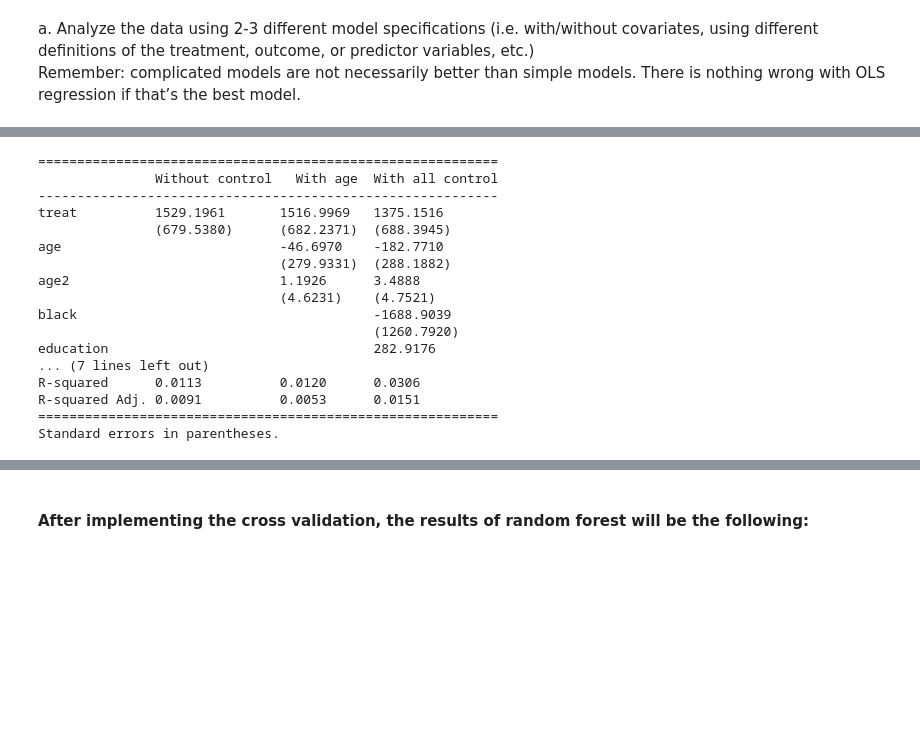
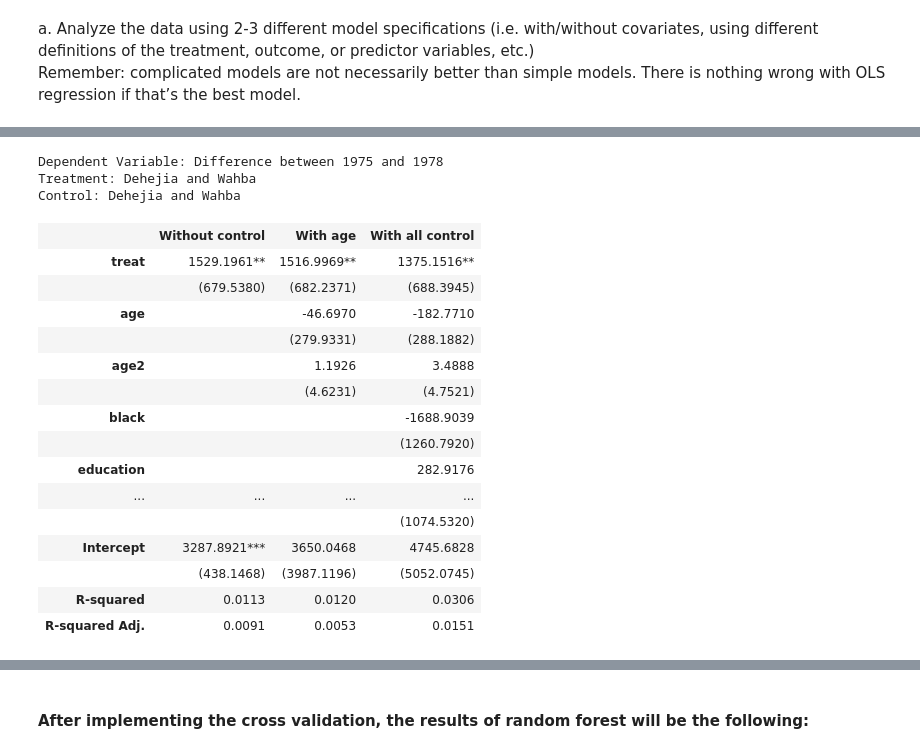
Before and after one commit to Masashi-Yoshioka/570_Project, a Jupyter notebook: 570_Project.ipynb, the cells around one changed output, grey strips where cells are left out. Drawn from its saved outputs; the diff is of its cells as text; code cells hidden in the pictures; blank space fills up the shorter version.

```diff
--- a/570_Project.ipynb
+++ b/570_Project.ipynb
@@ -344,22 +378,23 @@ Average treatment effect on `dif` is about 820-860 using LaLonde's original data
 # %%
 # Obtain a 'true' average treatment effects over the DW subset
-results = Regression_result(treat_id = 'DWT', control_id = 'DWC', df = df)
-print(results)
+Regression_result(outcome = 'dif', treat_id = 'DWT', control_id = 'DWC', df = df)
 # %% [output]
-===========================================================
-               Without control   With age  With all control
------------------------------------------------------------
-treat          1529.1961       1516.9969   1375.1516
-               (679.5380)      (682.2371)  (688.3945)
-age                            -46.6970    -182.7710
-                               (279.9331)  (288.1882)
-age2                           1.1926      3.4888
-                               (4.6231)    (4.7521)
-black                                      -1688.9039
-                                           (1260.7920)
-education                                  282.9176
-... (7 lines left out)
-R-squared      0.0113          0.0120      0.0306
-R-squared Adj. 0.0091          0.0053      0.0151
-===========================================================
-Standard errors in parentheses.
+Dependent Variable: Difference between 1975 and 1978
+Treatment: Dehejia and Wahba
+Control: Dehejia and Wahba
+|  | Without control | With age | With all control |
+| treat | 1529.1961** | 1516.9969** | 1375.1516** |
+|  | (679.5380) | (682.2371) | (688.3945) |
+| age |  | -46.6970 | -182.7710 |
+|  |  | (279.9331) | (288.1882) |
+| age2 |  | 1.1926 | 3.4888 |
+|  |  | (4.6231) | (4.7521) |
+| black |  |  | -1688.9039 |
+|  |  |  | (1260.7920) |
+| education |  |  | 282.9176 |
+| ... | ... | ... | ... |
+|  |  |  | (1074.5320) |
+| Intercept | 3287.8921*** | 3650.0468 | 4745.6828 |
+|  | (438.1468) | (3987.1196) | (5052.0745) |
+| R-squared | 0.0113 | 0.0120 | 0.0306 |
+| R-squared Adj. | 0.0091 | 0.0053 | 0.0151 |
```
Also changed, not shown: parts of 46 cells of this notebook, 1 other file.
